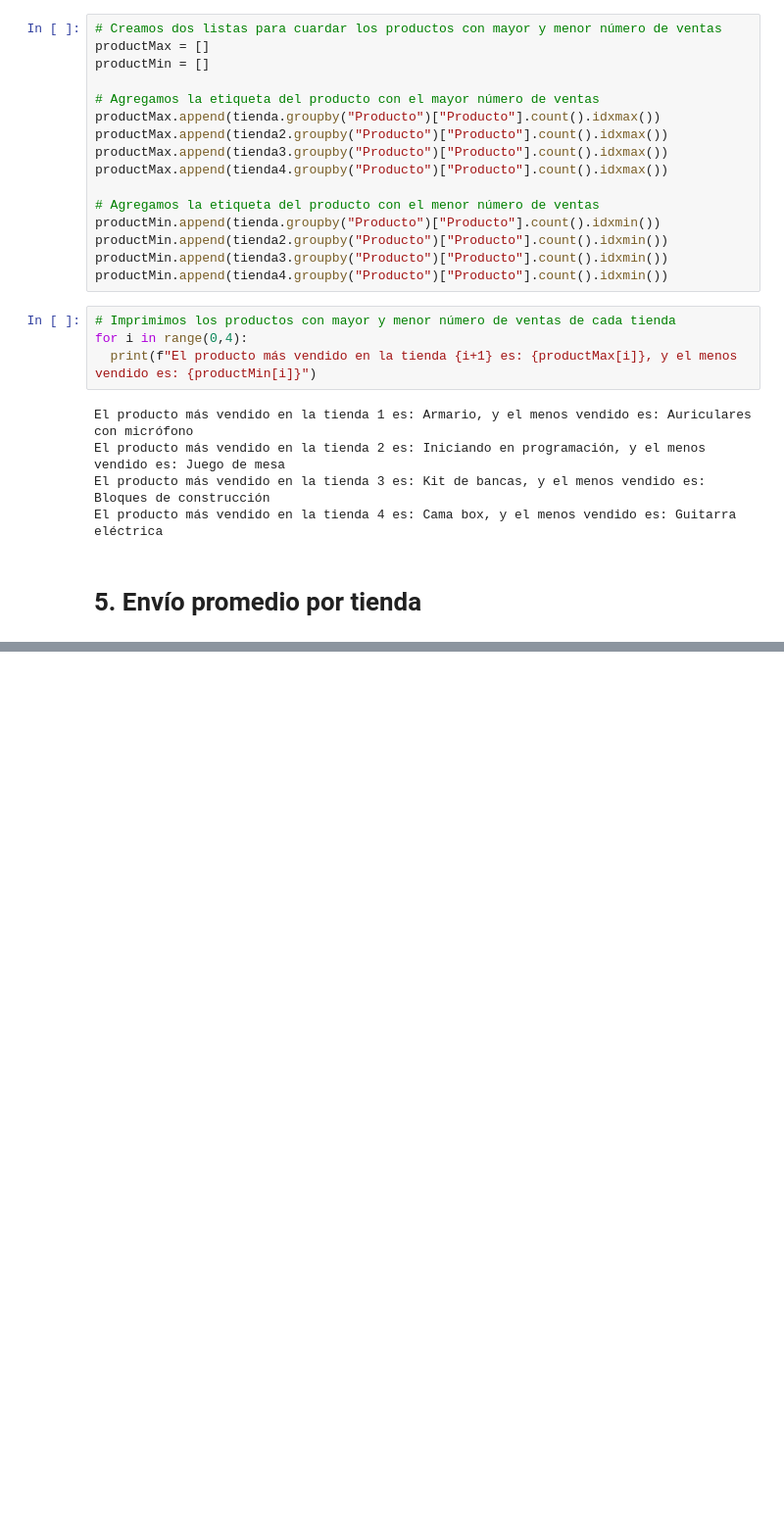
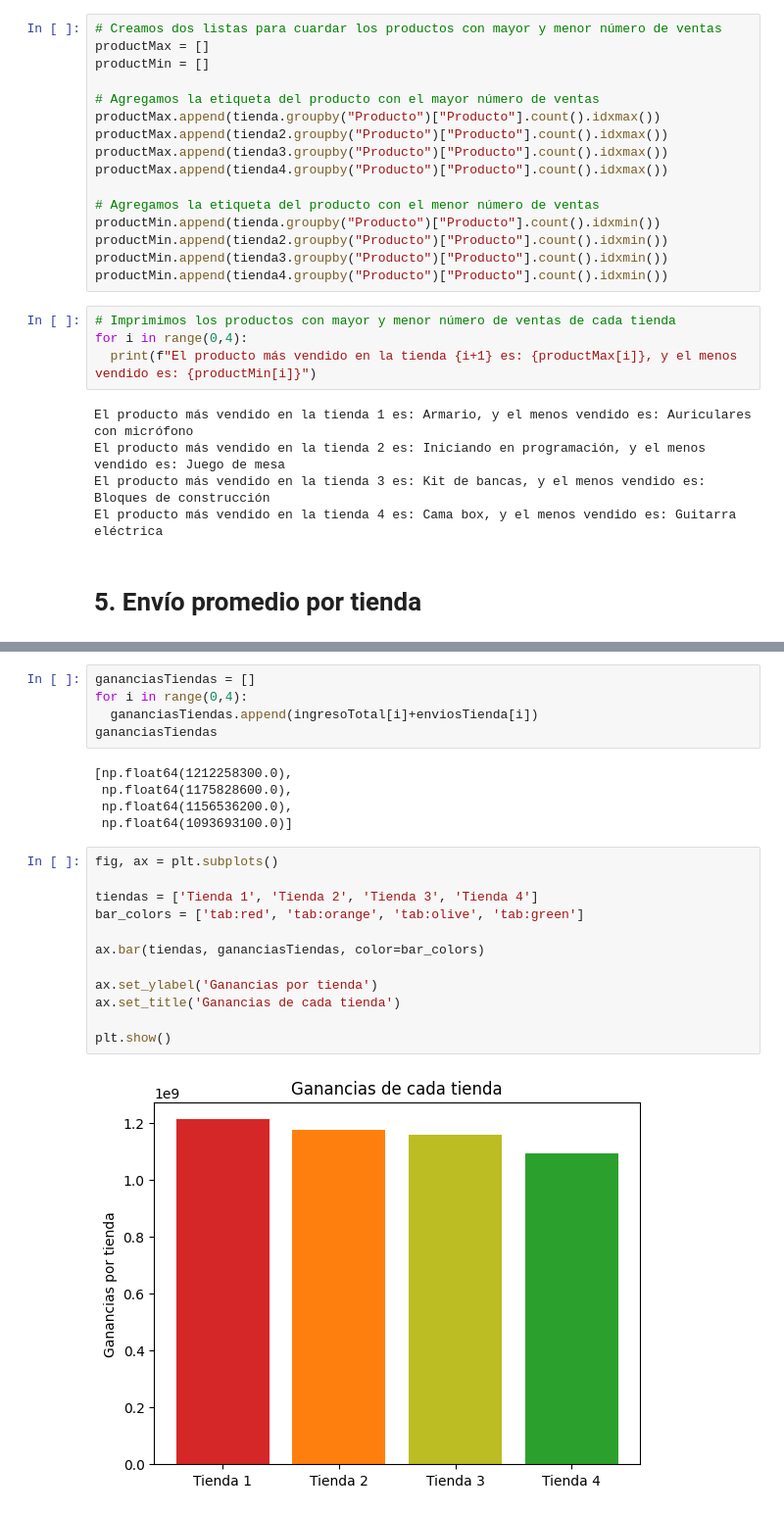
Before and after one commit to YafteMContreras/Challenge-Alura-Store, a Jupyter notebook: AluraStoreLatam.ipynb, the cells around one changed output, grey strips where cells are left out. Shown at 98% size. Cells and saved outputs as stored; diff of their text form; blank space fills up the shorter version.

```diff
--- a/AluraStoreLatam.ipynb
+++ b/AluraStoreLatam.ipynb
@@ -142,0 +195,24 @@ La tienda con mayor costo de envíos es la tienda 1 y la tienda con menor costo
+# %%
+gananciasTiendas = []
+for i in range(0,4):
+  gananciasTiendas.append(ingresoTotal[i]+enviosTienda[i])
+gananciasTiendas
+# %% [output]
+[np.float64(1212258300.0),
+ np.float64(1175828600.0),
+ np.float64(1156536200.0),
+ np.float64(1093693100.0)]
+# %%
+fig, ax = plt.subplots()
+
+tiendas = ['Tienda 1', 'Tienda 2', 'Tienda 3', 'Tienda 4']
+bar_colors = ['tab:red', 'tab:orange', 'tab:olive', 'tab:green']
+
+ax.bar(tiendas, gananciasTiendas, color=bar_colors)
+
+ax.set_ylabel('Ganancias por tienda')
+ax.set_title('Ganancias de cada tienda')
+
+plt.show()
+# %% [output]
+[figure, added]
```
Also changed, not shown: parts of 7 cells of this notebook.
